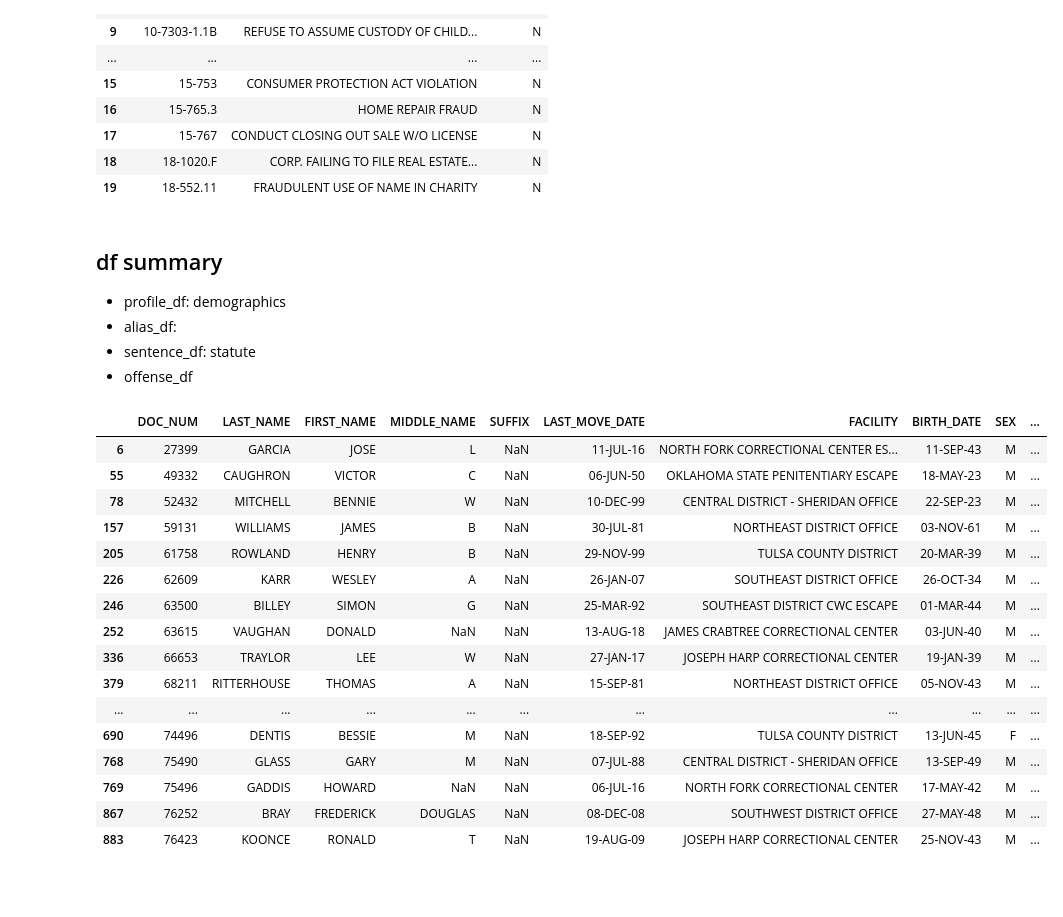
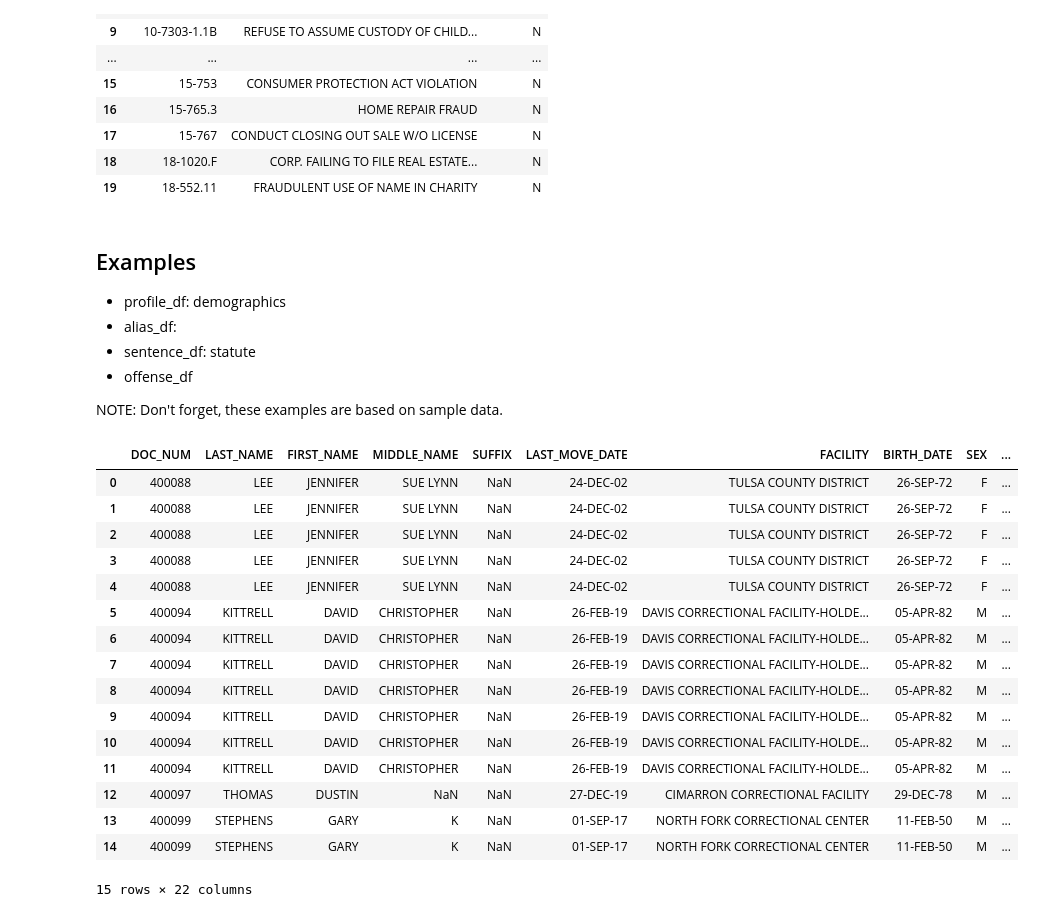
Before and after one commit to codefortulsa/odoc-parse, a Jupyter notebook: odoc_download.ipynb, the cells around one changed output. Drawn from its saved outputs; the diff is of its cells as text; code cells hidden in the pictures; blank space fills up the shorter version.

```diff
--- a/odoc_download.ipynb
+++ b/odoc_download.ipynb
@@ -34,7 +34,7 @@ import pandas as pd
 file = 'data/Vendor_Profile_Sample_Text.dat'
 
 # uncomment this line to use the full dataset
-file = 'data/Vendor_Profile_Extract_Text.dat'
+# file = 'data/Vendor_Profile_Extract_Text.dat'
 
 names = [
     "DOC_NUM"
@@ -69,7 +69,8 @@ widths = [
     2,
     2,
     4,
-    40,10
+    40,
+    10
 ]
 
 profile_df = pd.read_fwf(file,
@@ -170,8 +182,7 @@ ence
 file = 'data/Vendor_sentence_Sample_Text.dat'
 
 # uncomment this line to use the full dataset
-file = 'data/Vendor_sentence_Extract_Text.dat'
-
+# file = 'data/Vendor_sentence_Extract_Text.dat'
 
 names =[
     "DOC_NUM",
@@ -183,11 +194,13 @@ names =[
     "PROBATION_TERM_IN_YEARS"
 ]
 
+
+# first char in file is blank so offset by one in DOC_NUM field
 widths = [
-    10,
+    11,
     40,
     40,
-    10,
+    9,
     40,
     13,
     13
@@ -266,35 +283,37 @@ offense_df.head(20)
 | 18 | 18-1020.F | CORP. FAILING TO FILE REAL ESTATE... | N |
 | 19 | 18-552.11 | FRAUDULENT USE OF NAME IN CHARITY | N |
 # %% [markdown]
-## df summary
+## Examples
 
 - profile_df:  demographics
 - alias_df:
 - sentence_df: statute
 - offense_df
+
+NOTE:  Don't forget, these examples are based on sample data.
 # %%
 active_inmates = profile_df.query("STATUS == 'Active'")
 
 joined_df = pd.merge(active_inmates, sentence_df, on='DOC_NUM', how='left')
-active_inmates.head(20)
+joined_df.head(20)
 # %% [output]
 |  | DOC_NUM | LAST_NAME | FIRST_NAME | MIDDLE_NAME | SUFFIX | LAST_MOVE_DATE | FACILITY | BIRTH_DATE | SEX | ... |
-| 6 | 27399 | GARCIA | JOSE | L | NaN | 11-JUL-16 | NORTH FORK CORRECTIONAL CENTER ES... | 11-SEP-43 | M | ... |
-| 55 | 49332 | CAUGHRON | VICTOR | C | NaN | 06-JUN-50 | OKLAHOMA STATE PENITENTIARY ESCAPE | 18-MAY-23 | M | ... |
-| 78 | 52432 | MITCHELL | BENNIE | W | NaN | 10-DEC-99 | CENTRAL DISTRICT - SHERIDAN OFFICE | 22-SEP-23 | M | ... |
-| 157 | 59131 | WILLIAMS | JAMES | B | NaN | 30-JUL-81 | NORTHEAST DISTRICT OFFICE | 03-NOV-61 | M | ... |
-| 205 | 61758 | ROWLAND | HENRY | B | NaN | 29-NOV-99 | TULSA COUNTY DISTRICT | 20-MAR-39 | M | ... |
-| 226 | 62609 | KARR | WESLEY | A | NaN | 26-JAN-07 | SOUTHEAST DISTRICT OFFICE | 26-OCT-34 | M | ... |
-| 246 | 63500 | BILLEY | SIMON | G | NaN | 25-MAR-92 | SOUTHEAST DISTRICT CWC ESCAPE | 01-MAR-44 | M | ... |
-| 252 | 63615 | VAUGHAN | DONALD | NaN | NaN | 13-AUG-18 | JAMES CRABTREE CORRECTIONAL CENTER | 03-JUN-40 | M | ... |
-| 336 | 66653 | TRAYLOR | LEE | W | NaN | 27-JAN-17 | JOSEPH HARP CORRECTIONAL CENTER | 19-JAN-39 | M | ... |
-| 379 | 68211 | RITTERHOUSE | THOMAS | A | NaN | 15-SEP-81 | NORTHEAST DISTRICT OFFICE | 05-NOV-43 | M | ... |
-| ... | ... | ... | ... | ... | ... | ... | ... | ... | ... | ... |
-| 690 | 74496 | DENTIS | BESSIE | M | NaN | 18-SEP-92 | TULSA COUNTY DISTRICT | 13-JUN-45 | F | ... |
-| 768 | 75490 | GLASS | GARY | M | NaN | 07-JUL-88 | CENTRAL DISTRICT - SHERIDAN OFFICE | 13-SEP-49 | M | ... |
-| 769 | 75496 | GADDIS | HOWARD | NaN | NaN | 06-JUL-16 | NORTH FORK CORRECTIONAL CENTER | 17-MAY-42 | M | ... |
-| 867 | 76252 | BRAY | FREDERICK | DOUGLAS | NaN | 08-DEC-08 | SOUTHWEST DISTRICT OFFICE | 27-MAY-48 | M | ... |
-| 883 | 76423 | KOONCE | RONALD | T | NaN | 19-AUG-09 | JOSEPH HARP CORRECTIONAL CENTER | 25-NOV-43 | M | ... |
+| 0 | 400088 | LEE | JENNIFER | SUE LYNN | NaN | 24-DEC-02 | TULSA COUNTY DISTRICT | 26-SEP-72 | F | ... |
+| 1 | 400088 | LEE | JENNIFER | SUE LYNN | NaN | 24-DEC-02 | TULSA COUNTY DISTRICT | 26-SEP-72 | F | ... |
+| 2 | 400088 | LEE | JENNIFER | SUE LYNN | NaN | 24-DEC-02 | TULSA COUNTY DISTRICT | 26-SEP-72 | F | ... |
+| 3 | 400088 | LEE | JENNIFER | SUE LYNN | NaN | 24-DEC-02 | TULSA COUNTY DISTRICT | 26-SEP-72 | F | ... |
+| 4 | 400088 | LEE | JENNIFER | SUE LYNN | NaN | 24-DEC-02 | TULSA COUNTY DISTRICT | 26-SEP-72 | F | ... |
+| 5 | 400094 | KITTRELL | DAVID | CHRISTOPHER | NaN | 26-FEB-19 | DAVIS CORRECTIONAL FACILITY-HOLDE... | 05-APR-82 | M | ... |
+| 6 | 400094 | KITTRELL | DAVID | CHRISTOPHER | NaN | 26-FEB-19 | DAVIS CORRECTIONAL FACILITY-HOLDE... | 05-APR-82 | M | ... |
+| 7 | 400094 | KITTRELL | DAVID | CHRISTOPHER | NaN | 26-FEB-19 | DAVIS CORRECTIONAL FACILITY-HOLDE... | 05-APR-82 | M | ... |
+| 8 | 400094 | KITTRELL | DAVID | CHRISTOPHER | NaN | 26-FEB-19 | DAVIS CORRECTIONAL FACILITY-HOLDE... | 05-APR-82 | M | ... |
+| 9 | 400094 | KITTRELL | DAVID | CHRISTOPHER | NaN | 26-FEB-19 | DAVIS CORRECTIONAL FACILITY-HOLDE... | 05-APR-82 | M | ... |
+| 10 | 400094 | KITTRELL | DAVID | CHRISTOPHER | NaN | 26-FEB-19 | DAVIS CORRECTIONAL FACILITY-HOLDE... | 05-APR-82 | M | ... |
+| 11 | 400094 | KITTRELL | DAVID | CHRISTOPHER | NaN | 26-FEB-19 | DAVIS CORRECTIONAL FACILITY-HOLDE... | 05-APR-82 | M | ... |
+| 12 | 400097 | THOMAS | DUSTIN | NaN | NaN | 27-DEC-19 | CIMARRON CORRECTIONAL FACILITY | 29-DEC-78 | M | ... |
+| 13 | 400099 | STEPHENS | GARY | K | NaN | 01-SEP-17 | NORTH FORK CORRECTIONAL CENTER | 11-FEB-50 | M | ... |
+| 14 | 400099 | STEPHENS | GARY | K | NaN | 01-SEP-17 | NORTH FORK CORRECTIONAL CENTER | 11-FEB-50 | M | ... |
+15 rows × 22 columns
 # %%
 import numpy as np
 
```
Also changed, not shown: parts of 6 cells of this notebook, 1 other file.
